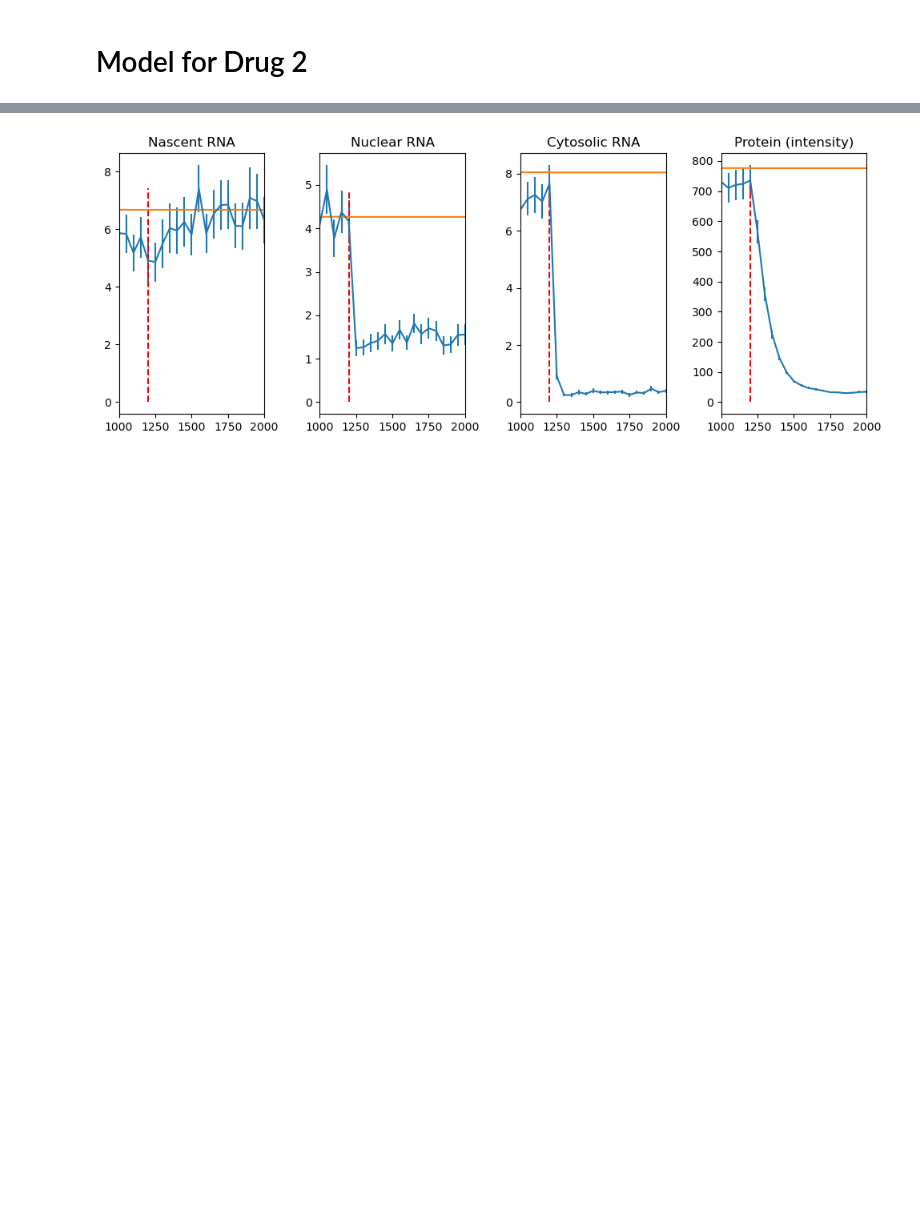
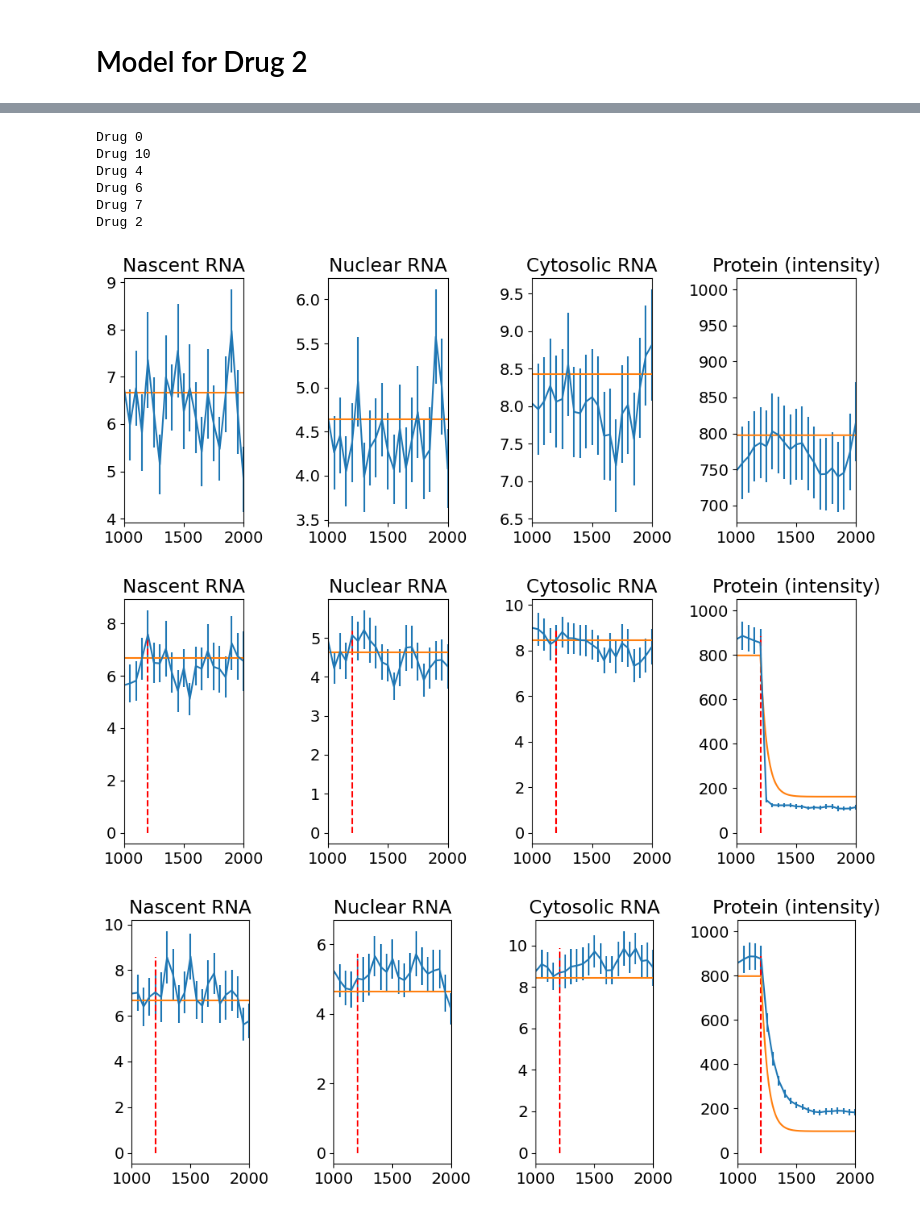
Before and after one commit to Munsky/UQbio2024_Team6, a Jupyter notebook: project_Daria.ipynb, the cells around one changed output, grey strips where cells are left out. Cells and saved outputs as stored; diff of their text form; code cells hidden in the pictures; blank space fills up the shorter version.

```diff
--- a/project_Daria.ipynb
+++ b/project_Daria.ipynb
@@ -1059,8 +1119,42 @@ def W(x, t, pars, di, ti, drug_number):
     return W
-# %%
-pathName = 'C:\\Users\\daria\\OneDrive - Politechnika Śląska\\QBio\\CourseMaterials\\uqbio2024\\UQbio2024_Team6\\TrueData'
-drug_number = 7 # use 0 for no drug!
-compare_model_to_data(pars, di, ti, x0, drug_number, speciesDict, drug_conc=1000, path=pathName,
-                    model='ODE',ntraj=10)
-# %% [output]
-[figure, removed]
+# %%
+pathName = 'C:\\Users\\daria\\OneDrive - Politechnika Śląska\\QBio\\CourseMaterials\\uqbio2024\\UQbio2024_Team6\\TrueData'
+print('Drug 0')
+drug_number = 0 # use 0 for no drug! 0,2,4,7,10
+compare_model_to_data(pars, di, ti, x0, drug_number, speciesDict, drug_conc=1000, path=pathName,
+                    model='ODE',ntraj=10)
+
+print('Drug 10')
+drug_number = 10 # use 0 for no drug! 0,2,4,7,10
+compare_model_to_data(pars, di, ti, x0, drug_number, speciesDict, drug_conc=1000, path=pathName,
+                    model='ODE',ntraj=10)
+
+print('Drug 4')
+drug_number = 4 # use 0 for no drug! 0,2,4,7,10
+compare_model_to_data(pars, di, ti, x0, drug_number, speciesDict, drug_conc=1000, path=pathName,
+                    model='ODE',ntraj=10)
+
+print('Drug 6')
+drug_number = 6 # use 0 for no drug! 0,2,4,7,10
+compare_model_to_data(pars, di, ti, x0, drug_number, speciesDict, drug_conc=1000, path=pathName,
+                    model='ODE',ntraj=10)
+
+print('Drug 7')
+drug_number = 7 # use 0 for no drug! 0,2,4,7,10
+compare_model_to_data(pars, di, ti, x0, drug_number, speciesDict, drug_conc=1000, path=pathName,
+                    model='ODE',ntraj=10)
+
+print('Drug 2')
+drug_number = 2 # use 0 for no drug! 0,2,4,7,10
+compare_model_to_data(pars, di, ti, x0, drug_number, speciesDict, drug_conc=1000, path=pathName,
+                    model='ODE',ntraj=10)
+# %% [output]
+Drug 0
+Drug 10
+Drug 4
+Drug 6
+Drug 7
+Drug 2
+[figure, added]
+[figure, added]
+[figure, added]
```
Also changed, not shown: parts of 7 cells of this notebook, 1 other file.
